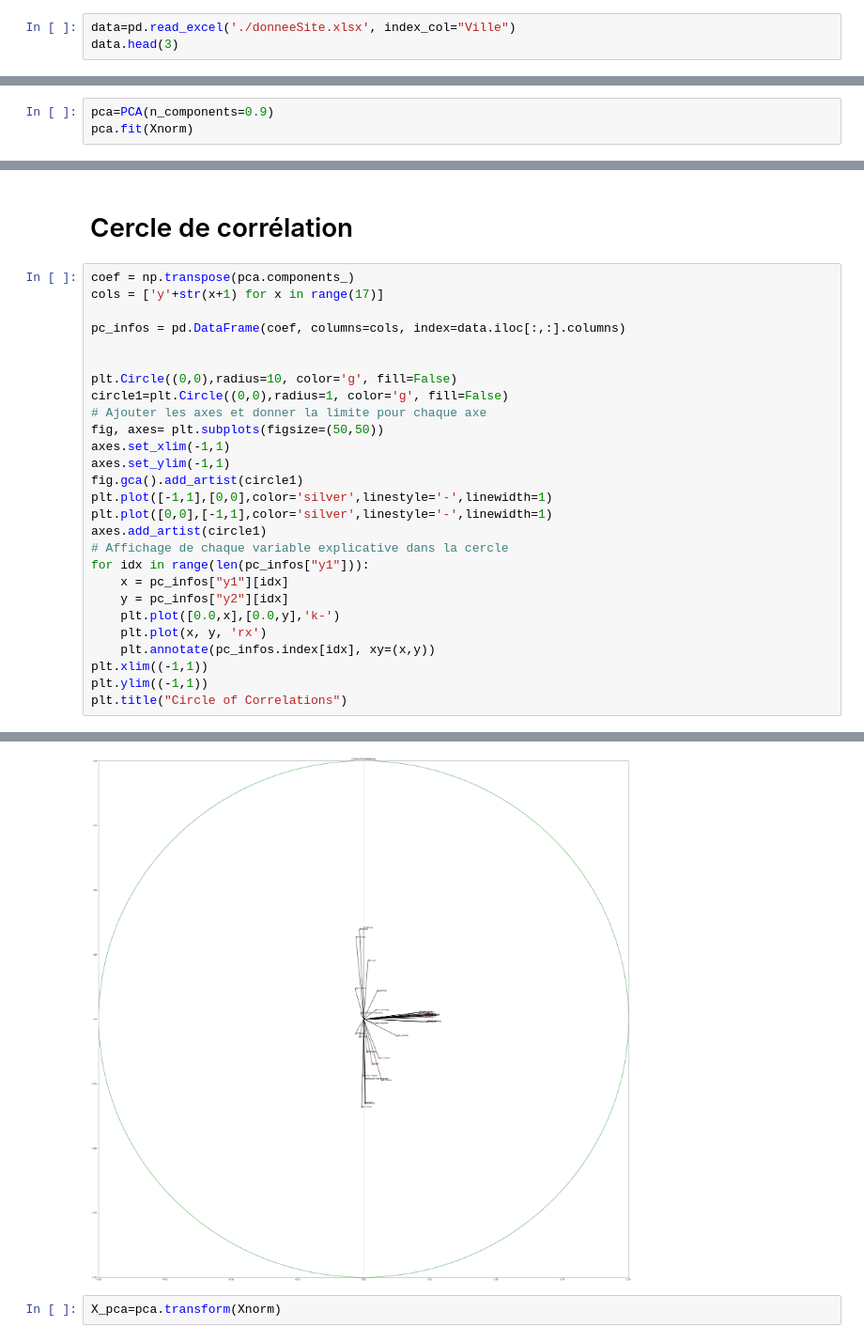
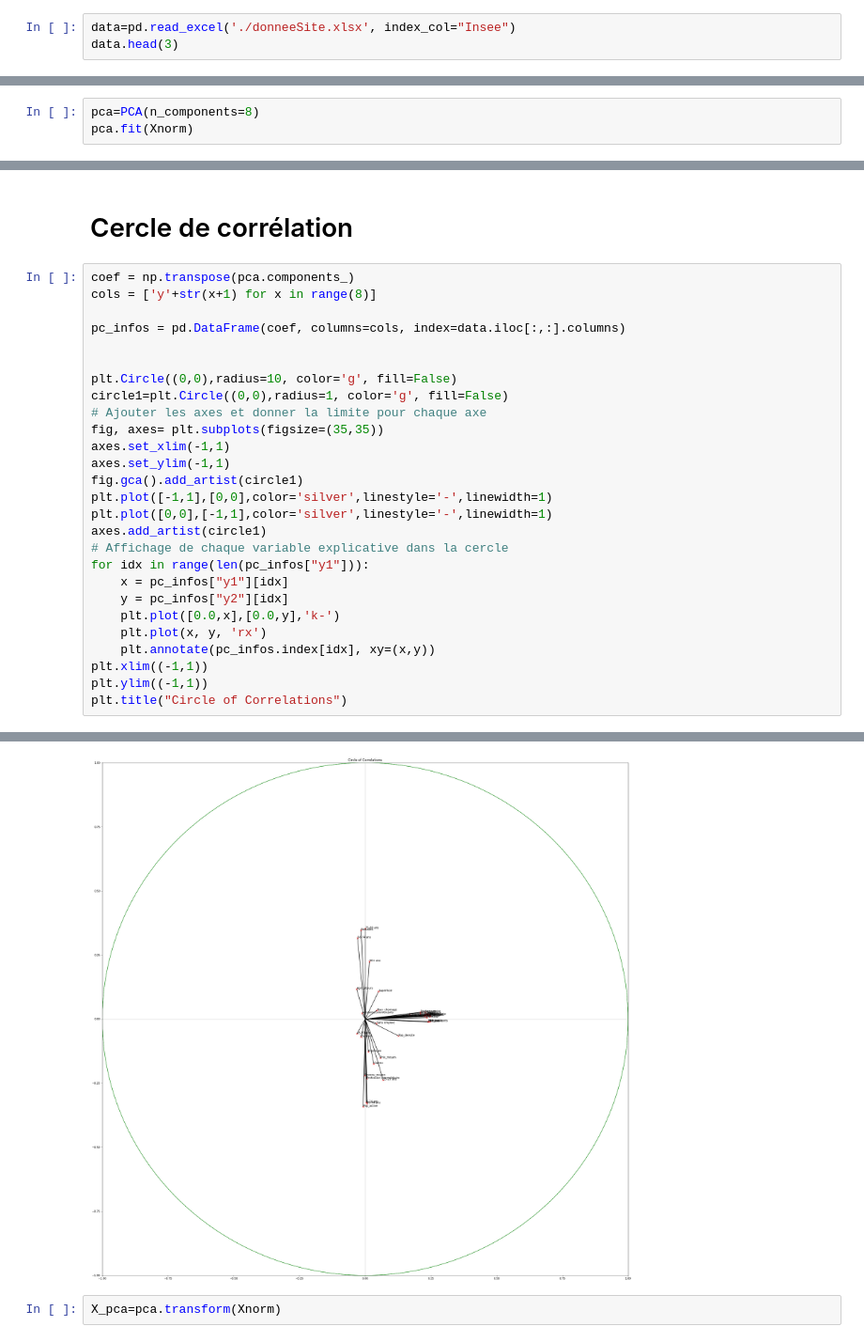
Before and after one commit to florent-haffner/ml_meilleures_communes, a Jupyter notebook: src/notebook/Reduction_de_dimension.ipynb, the cells around one changed output, grey strips where cells are left out. Shown at 94% size. Cells and saved outputs as stored; diff of their text form.

```diff
--- a/src/notebook/Reduction_de_dimension.ipynb
+++ b/src/notebook/Reduction_de_dimension.ipynb
@@ -22,6 +22,6 @@ def count_na_percentage(df) :
 # %% [markdown]
 # Lecture des données
 # %%
-data=pd.read_excel('./donneeSite.xlsx', index_col="Ville")
+data=pd.read_excel('./donneeSite.xlsx', index_col="Insee")
 data.head(3)
 # %% [output]
@@ -110,6 +114,6 @@ array([-0.12724987,  0.03537153, -0.15741575,  0.48304514, -0.33546131,
        -0.24522469, -0.11373812, -0.09579213, -0.12293785, -0.19330865,
        -0.01129824,  0.00151269, -0.21286896, -0.12995057])
 # %%
-pca=PCA(n_components=0.9)
+pca=PCA(n_components=8)
 pca.fit(Xnorm)
 # %% [output]
@@ -174,34 +154,34 @@ array([-0.00952094,  0.10814093, -0.06533373, -0.34169577,  0.03426068,
 # Cercle de corrélation
 # %%
 coef = np.transpose(pca.components_)
-cols = ['y'+str(x+1) for x in range(17)]
+cols = ['y'+str(x+1) for x in range(8)]
 
 pc_infos = pd.DataFrame(coef, columns=cols, index=data.iloc[:,:].columns)
 
 
 plt.Circle((0,0),radius=10, color='g', fill=False)
 circle1=plt.Circle((0,0),radius=1, color='g', fill=False)
 # Ajouter les axes et donner la limite pour chaque axe
-fig, axes= plt.subplots(figsize=(50,50))
+fig, axes= plt.subplots(figsize=(35,35))
 axes.set_xlim(-1,1)
 axes.set_ylim(-1,1)
 fig.gca().add_artist(circle1)
 plt.plot([-1,1],[0,0],color='silver',linestyle='-',linewidth=1)
 plt.plot([0,0],[-1,1],color='silver',linestyle='-',linewidth=1)
 axes.add_artist(circle1)
 # Affichage de chaque variable explicative dans la cercle
 for idx in range(len(pc_infos["y1"])):
     x = pc_infos["y1"][idx]
     y = pc_infos["y2"][idx]
     plt.plot([0.0,x],[0.0,y],'k-')
     plt.plot(x, y, 'rx')
     plt.annotate(pc_infos.index[idx], xy=(x,y))
 plt.xlim((-1,1))
 plt.ylim((-1,1))
 plt.title("Circle of Correlations")
 # %% [output]
 Text(0.5, 1.0, 'Circle of Correlations')
-[figure, old version]
+[figure, new version]
 # %%
 X_pca=pca.transform(Xnorm)
 # %%
```
Also changed, not shown: parts of 12 cells of this notebook.
